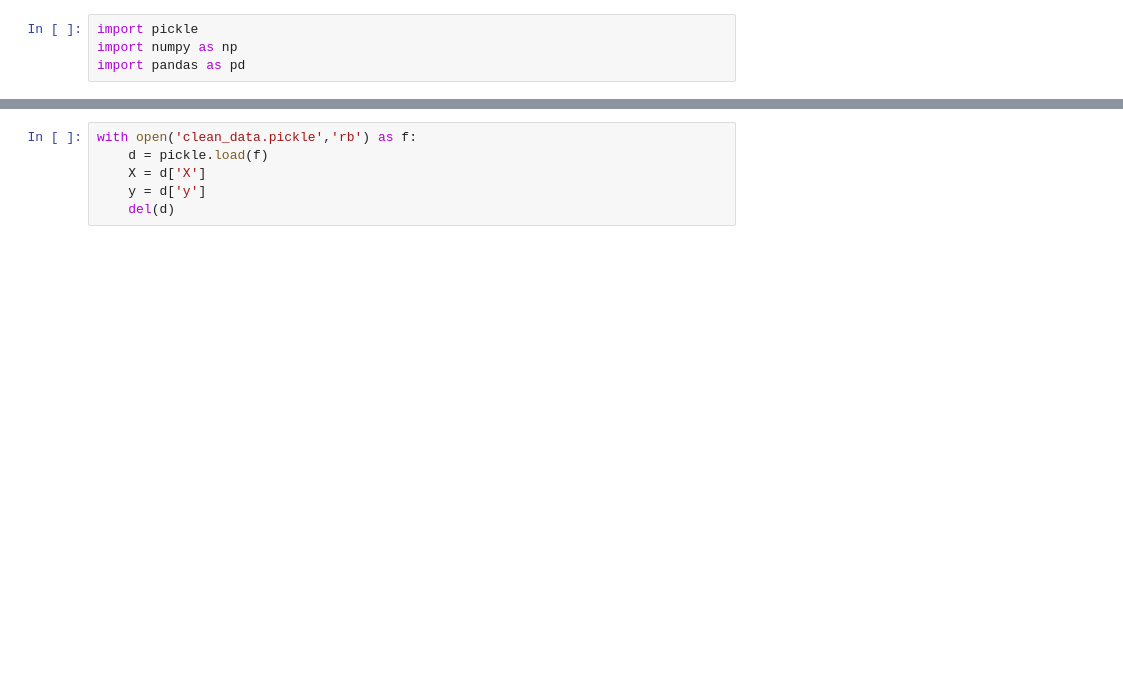
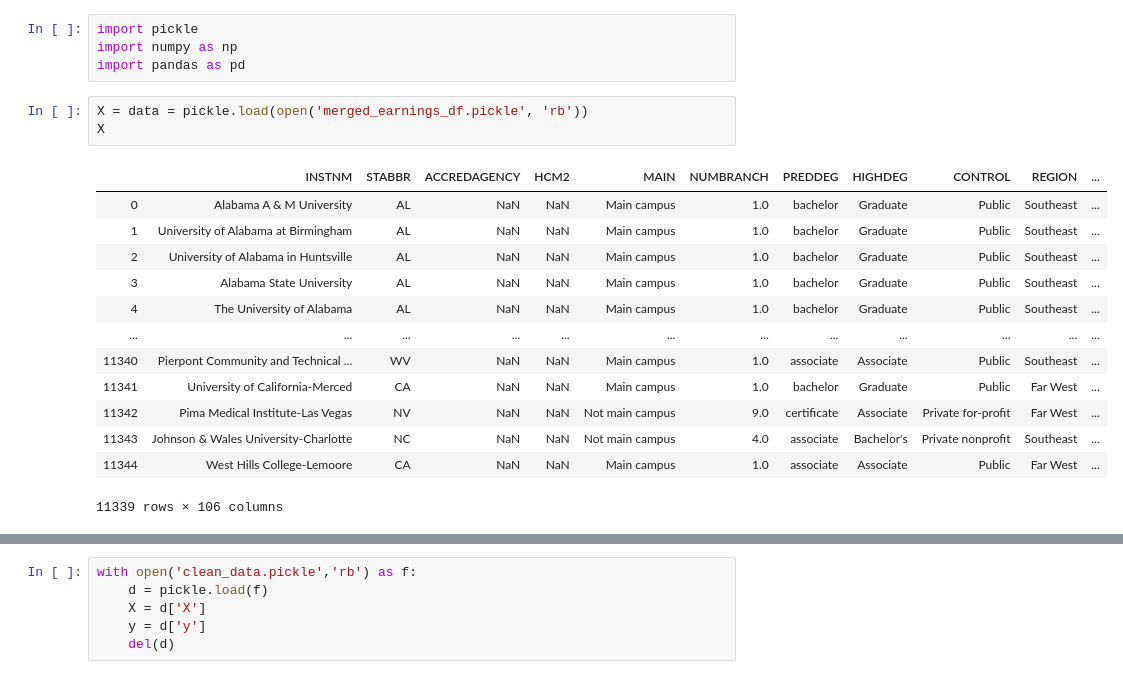
Before and after one commit to aidanclaffey/dsga-1001-college-scorecard, a Jupyter notebook: 3 - Final Data Cleaning.ipynb, the cells around one changed output, grey strips where cells are left out. Drawn from its saved outputs; the diff is of its cells as text; blank space fills up the shorter version.

```diff
--- a/3 - Final Data Cleaning.ipynb
+++ b/3 - Final Data Cleaning.ipynb
@@ -2,3 +2,20 @@
 import pickle
 import numpy as np
 import pandas as pd
+# %%
+X = data = pickle.load(open('merged_earnings_df.pickle', 'rb'))
+X
+# %% [output]
+|  | INSTNM | STABBR | ACCREDAGENCY | HCM2 | MAIN | NUMBRANCH | PREDDEG | HIGHDEG | CONTROL | REGION | ... |
+| 0 | Alabama A & M University | AL | NaN | NaN | Main campus | 1.0 | bachelor | Graduate | Public | Southeast | ... |
+| 1 | University of Alabama at Birmingham | AL | NaN | NaN | Main campus | 1.0 | bachelor | Graduate | Public | Southeast | ... |
+| 2 | University of Alabama in Huntsville | AL | NaN | NaN | Main campus | 1.0 | bachelor | Graduate | Public | Southeast | ... |
+| 3 | Alabama State University | AL | NaN | NaN | Main campus | 1.0 | bachelor | Graduate | Public | Southeast | ... |
+| 4 | The University of Alabama | AL | NaN | NaN | Main campus | 1.0 | bachelor | Graduate | Public | Southeast | ... |
+| ... | ... | ... | ... | ... | ... | ... | ... | ... | ... | ... | ... |
+| 11340 | Pierpont Community and Technical ... | WV | NaN | NaN | Main campus | 1.0 | associate | Associate | Public | Southeast | ... |
+| 11341 | University of California-Merced | CA | NaN | NaN | Main campus | 1.0 | bachelor | Graduate | Public | Far West | ... |
+| 11342 | Pima Medical Institute-Las Vegas | NV | NaN | NaN | Not main campus | 9.0 | certificate | Associate | Private for-profit | Far West | ... |
+| 11343 | Johnson & Wales University-Charlotte | NC | NaN | NaN | Not main campus | 4.0 | associate | Bachelor's | Private nonprofit | Southeast | ... |
+| 11344 | West Hills College-Lemoore | CA | NaN | NaN | Main campus | 1.0 | associate | Associate | Public | Far West | ... |
+11339 rows × 106 columns
```
Also changed, not shown: parts of 16 cells of this notebook, 5 other files.
